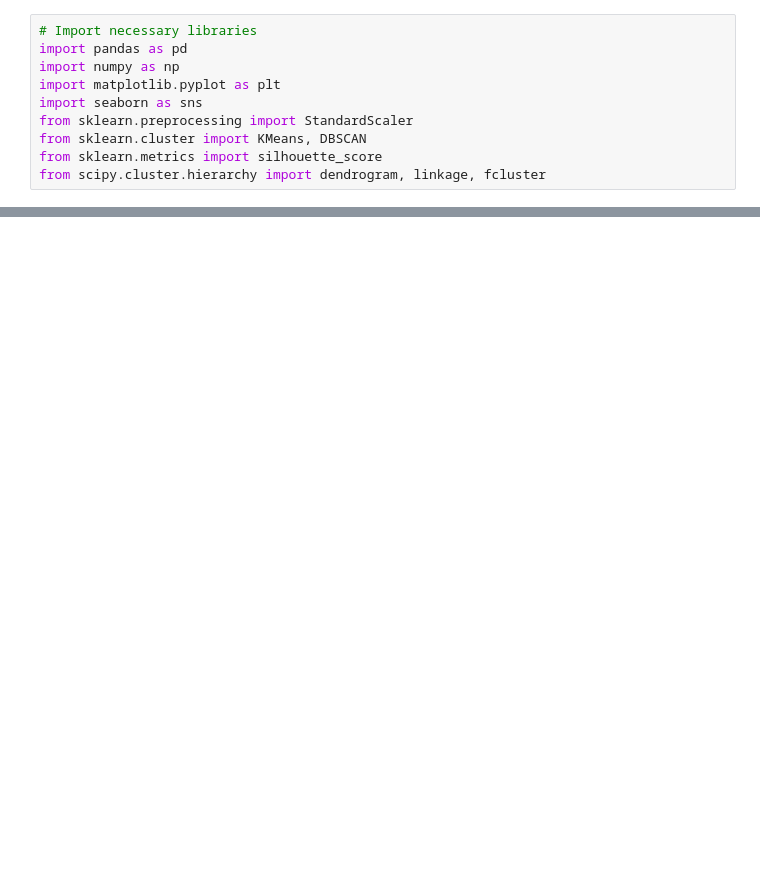
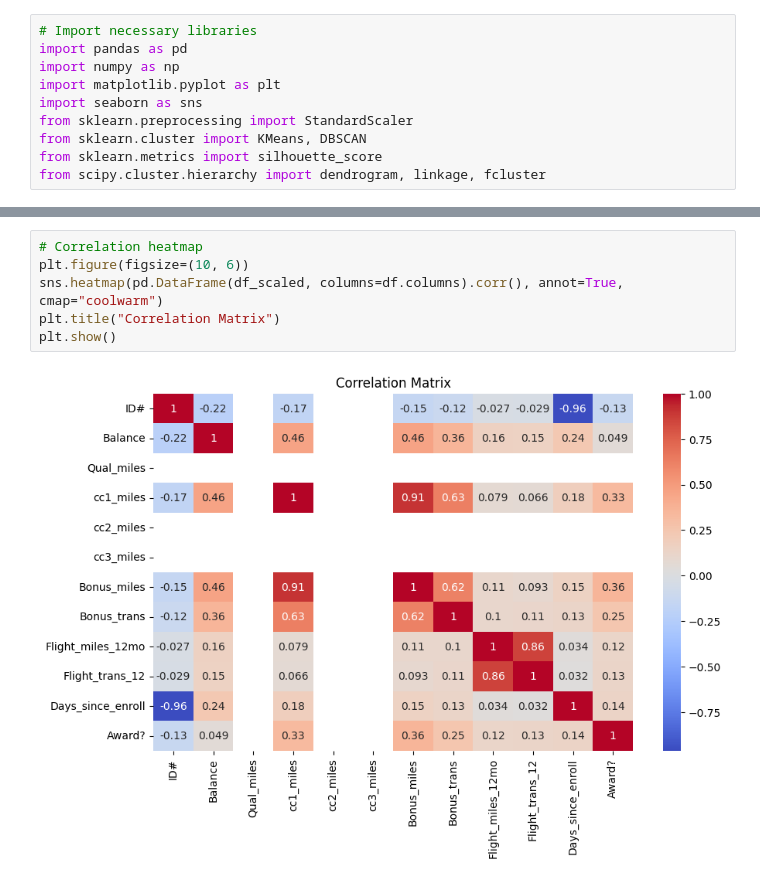
Before and after one commit to sathasivamn/CLUSTERING-ANALYSIS, a Jupyter notebook: Assignment_8_CLUSTERING_ANALYSIS.ipynb, the cells around one changed output, grey strips where cells are left out. Saved outputs shown, nothing was run; the diff lists cells and outputs as text; blank space fills up the shorter version.

```diff
--- a/Assignment_8_CLUSTERING_ANALYSIS.ipynb
+++ b/Assignment_8_CLUSTERING_ANALYSIS.ipynb
@@ -336,0 +90,8 @@ KMeans_Cluster column not found in DataFrame. K-Means clustering might have been
+# %%
+# Correlation heatmap
+plt.figure(figsize=(10, 6))
+sns.heatmap(pd.DataFrame(df_scaled, columns=df.columns).corr(), annot=True, cmap="coolwarm")
+plt.title("Correlation Matrix")
+plt.show()
+# %% [output]
+[figure, added]
```
Also changed, not shown: parts of 46 cells of this notebook.
